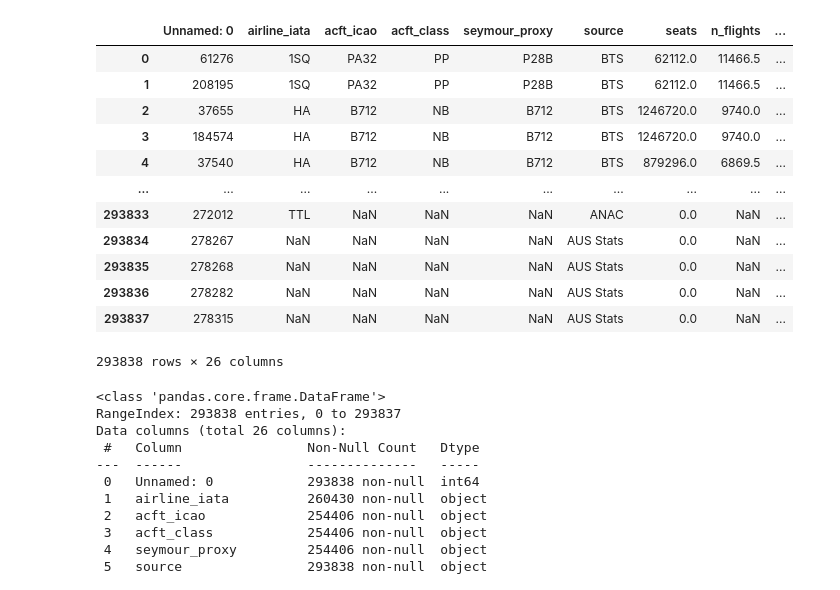
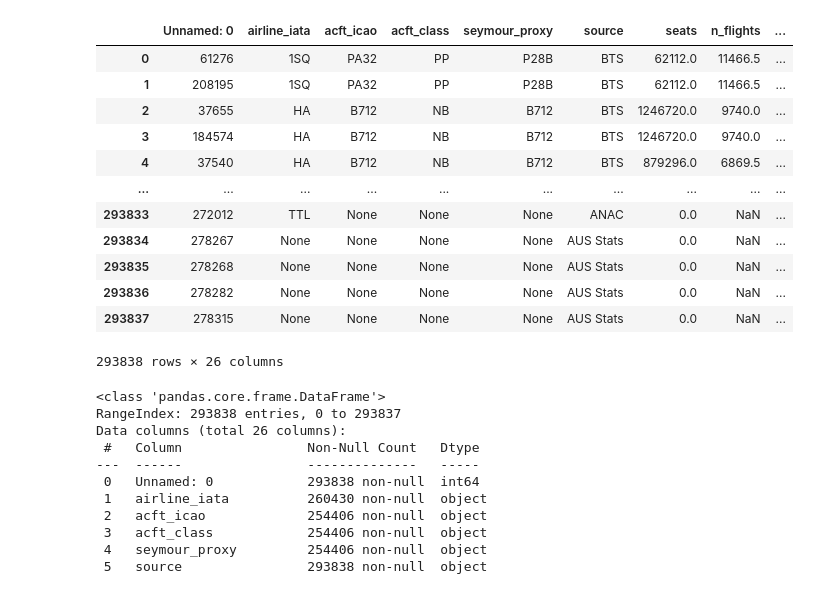
Before and after one commit to monatagelsir7/enivornmental_impact_of_aviation, a Jupyter notebook: EDA.ipynb, the cells around one changed output. Saved outputs shown, nothing was run; the diff lists cells and outputs as text; code cells hidden in the pictures.

Commit message:
adding_eda_and_data

```diff
--- a/EDA.ipynb
+++ b/EDA.ipynb
@@ -1,22 +1,19 @@
 # %%
 import pandas as pd
 # %%
-df = pd.read_csv(
-    r"AeroSCOPE_global_aviation_traffic_dataset_16_11_0320.csv",
-    skiprows=1,
-)
+df = pd.read_parquet(r"compressed_aviation_traffic_data.parquet")
 df
 # %% [output]
 |  | Unnamed: 0 | airline_iata | acft_icao | acft_class | seymour_proxy | source | seats | n_flights | ... |
 | 0 | 61276 | 1SQ | PA32 | PP | P28B | BTS | 62112.0 | 11466.5 | ... |
 | 1 | 208195 | 1SQ | PA32 | PP | P28B | BTS | 62112.0 | 11466.5 | ... |
 | 2 | 37655 | HA | B712 | NB | B712 | BTS | 1246720.0 | 9740.0 | ... |
 | 3 | 184574 | HA | B712 | NB | B712 | BTS | 1246720.0 | 9740.0 | ... |
 | 4 | 37540 | HA | B712 | NB | B712 | BTS | 879296.0 | 6869.5 | ... |
 | ... | ... | ... | ... | ... | ... | ... | ... | ... | ... |
-| 293833 | 272012 | TTL | NaN | NaN | NaN | ANAC | 0.0 | NaN | ... |
-| 293834 | 278267 | NaN | NaN | NaN | NaN | AUS Stats | 0.0 | NaN | ... |
-| 293835 | 278268 | NaN | NaN | NaN | NaN | AUS Stats | 0.0 | NaN | ... |
-| 293836 | 278282 | NaN | NaN | NaN | NaN | AUS Stats | 0.0 | NaN | ... |
-| 293837 | 278315 | NaN | NaN | NaN | NaN | AUS Stats | 0.0 | NaN | ... |
+| 293833 | 272012 | TTL | None | None | None | ANAC | 0.0 | NaN | ... |
+| 293834 | 278267 | None | None | None | None | AUS Stats | 0.0 | NaN | ... |
+| 293835 | 278268 | None | None | None | None | AUS Stats | 0.0 | NaN | ... |
+| 293836 | 278282 | None | None | None | None | AUS Stats | 0.0 | NaN | ... |
+| 293837 | 278315 | None | None | None | None | AUS Stats | 0.0 | NaN | ... |
 293838 rows × 26 columns
```
Also changed, not shown: parts of 1 cell of this notebook, 2 other files.
